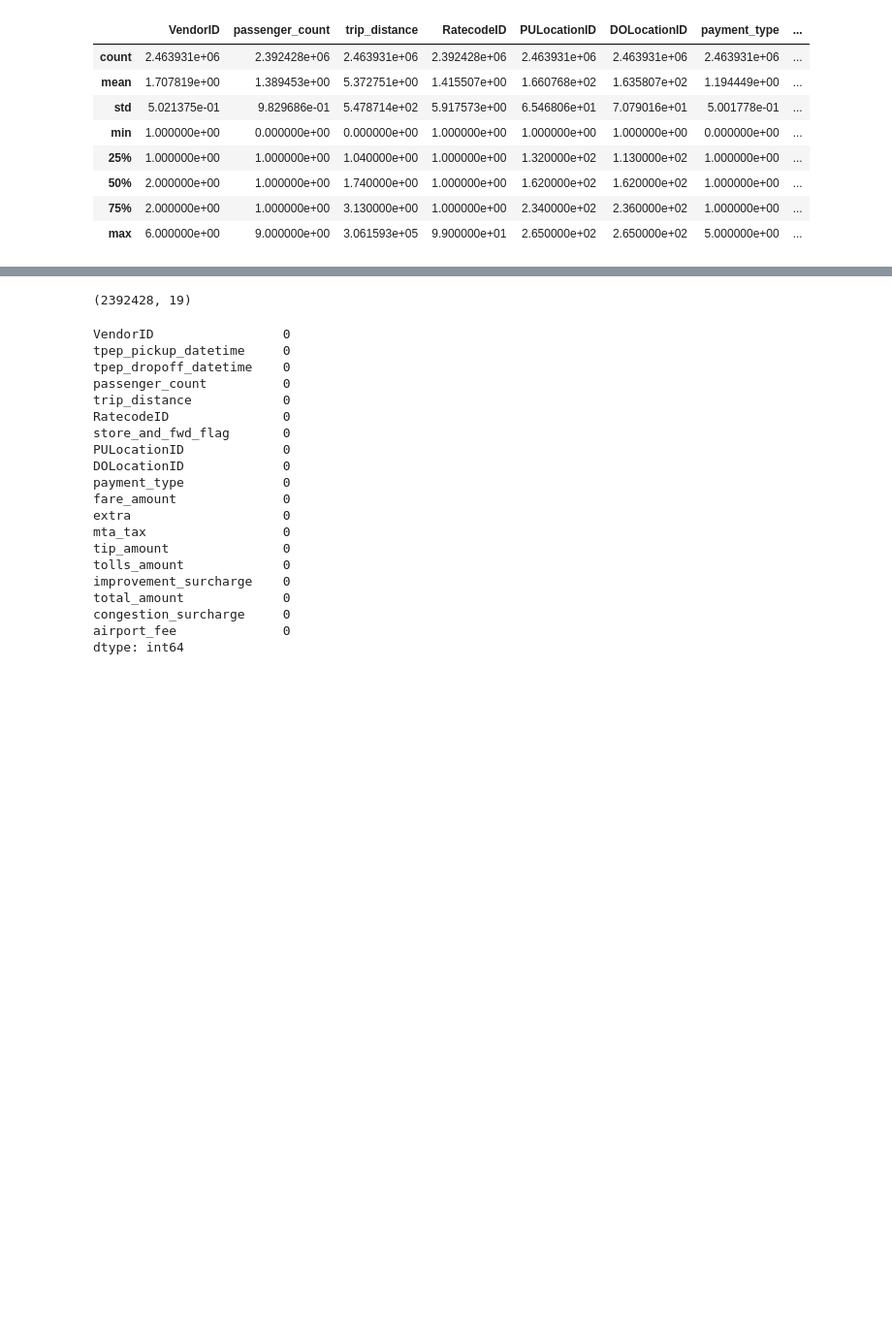
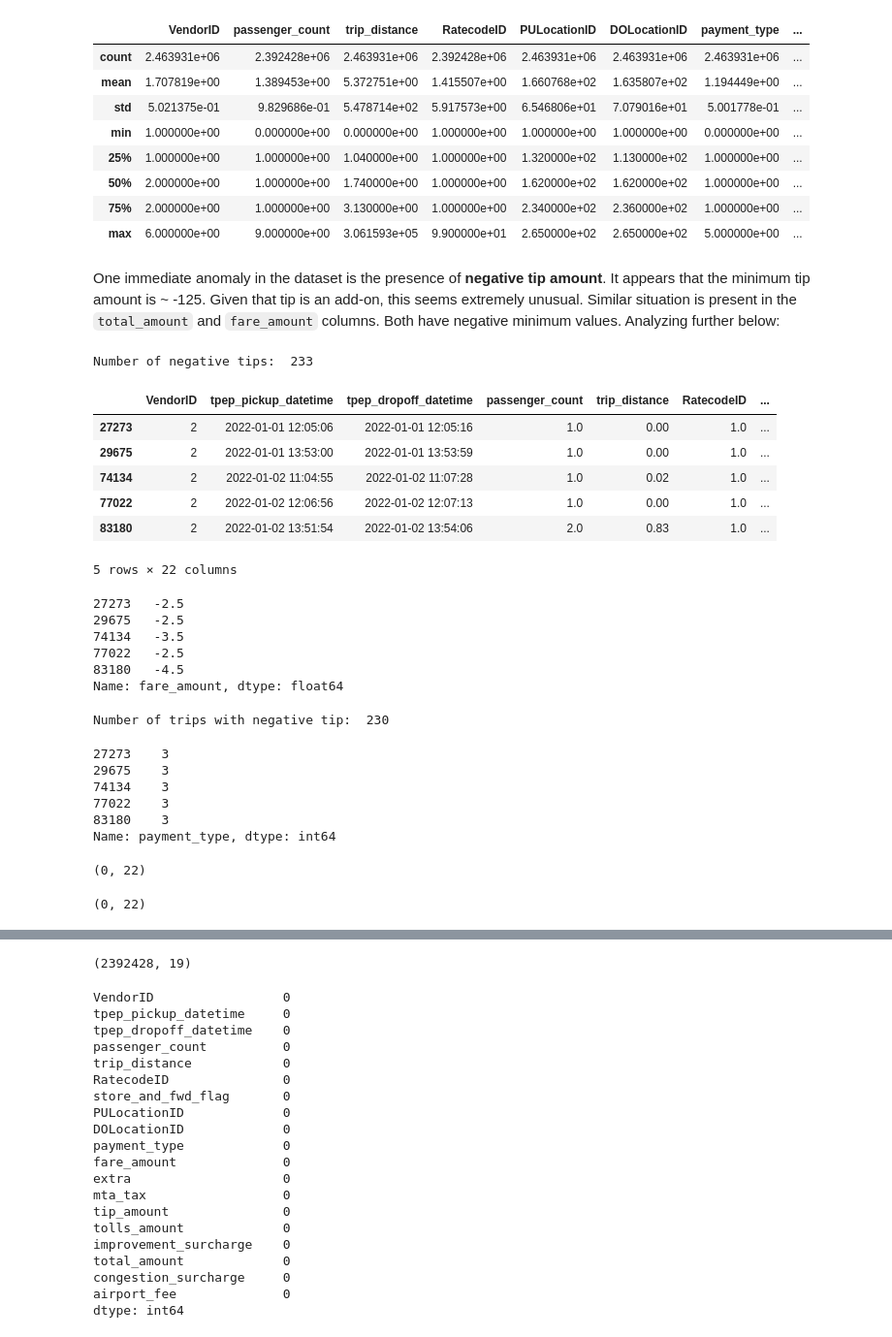
Before and after one commit to dhrits/mec2-projects, a Jupyter notebook: DSagar_Student_MLE_MiniProject_EDA.ipynb, the cells around one changed output, grey strips where cells are left out. Shown at 97% size. Cells and saved outputs as stored; diff of their text form; code cells hidden in the pictures; blank space fills up the shorter version.

```diff
--- a/DSagar_Student_MLE_MiniProject_EDA.ipynb
+++ b/DSagar_Student_MLE_MiniProject_EDA.ipynb
@@ -122,3 +92,52 @@ df.describe()
 | 50% | 2.000000e+00 | 1.000000e+00 | 1.740000e+00 | 1.000000e+00 | 1.620000e+02 | 1.620000e+02 | 1.000000e+00 | ... |
 | 75% | 2.000000e+00 | 1.000000e+00 | 3.130000e+00 | 1.000000e+00 | 2.340000e+02 | 2.360000e+02 | 1.000000e+00 | ... |
 | max | 6.000000e+00 | 9.000000e+00 | 3.061593e+05 | 9.900000e+01 | 2.650000e+02 | 2.650000e+02 | 5.000000e+00 | ... |
+# %% [markdown]
+One immediate anomaly in the dataset is the presence of **negative tip amount**. It appears that the minimum tip amount is ~ -125. Given that tip is an add-on, this seems extremely unusual. Similar situation is present in the `total_amount` and `fare_amount` columns. Both have negative minimum values. Analyzing further below:
+# %%
+print("Number of negative tips: ", (df.tip_amount < 0).sum())
+# %% [output]
+Number of negative tips:  233
+# %%
+df[df.tip_amount < 0].head()
+# %% [output]
+|  | VendorID | tpep_pickup_datetime | tpep_dropoff_datetime | passenger_count | trip_distance | RatecodeID | ... |
+| 27273 | 2 | 2022-01-01 12:05:06 | 2022-01-01 12:05:16 | 1.0 | 0.00 | 1.0 | ... |
+| 29675 | 2 | 2022-01-01 13:53:00 | 2022-01-01 13:53:59 | 1.0 | 0.00 | 1.0 | ... |
+| 74134 | 2 | 2022-01-02 11:04:55 | 2022-01-02 11:07:28 | 1.0 | 0.02 | 1.0 | ... |
+| 77022 | 2 | 2022-01-02 12:06:56 | 2022-01-02 12:07:13 | 1.0 | 0.00 | 1.0 | ... |
+| 83180 | 2 | 2022-01-02 13:51:54 | 2022-01-02 13:54:06 | 2.0 | 0.83 | 1.0 | ... |
+5 rows × 22 columns
+# %%
+df[df.tip_amount < 0].fare_amount.head()
+# %% [output]
+27273   -2.5
+29675   -2.5
+74134   -3.5
+77022   -2.5
+83180   -4.5
+Name: fare_amount, dtype: float64
+# %%
+print("Number of trips with negative tip: ", (df.tip_amount < 0).sum())
+# %% [output]
+Number of trips with negative tip:  230
+# %%
+# Briefly look at payment types for negative tips
+df[df.tip_amount < 0].payment_type.head()
+# %% [output]
+27273    3
+29675    3
+74134    3
+77022    3
+83180    3
+Name: payment_type, dtype: int64
+# %%
+# Check if there's a case for fare amount to be positive if the tip is negative
+df[(df.tip_amount < 0) & (df.fare_amount >= 0)].shape
+# %% [output]
+(0, 22)
+# %%
+# Check if there's a case for total amount to be positive if the tip is negative
+df[(df.tip_amount < 0) & (df.total_amount >= 0)].shape
+# %% [output]
+(0, 22)
```
Also changed, not shown: parts of 9 cells of this notebook.
